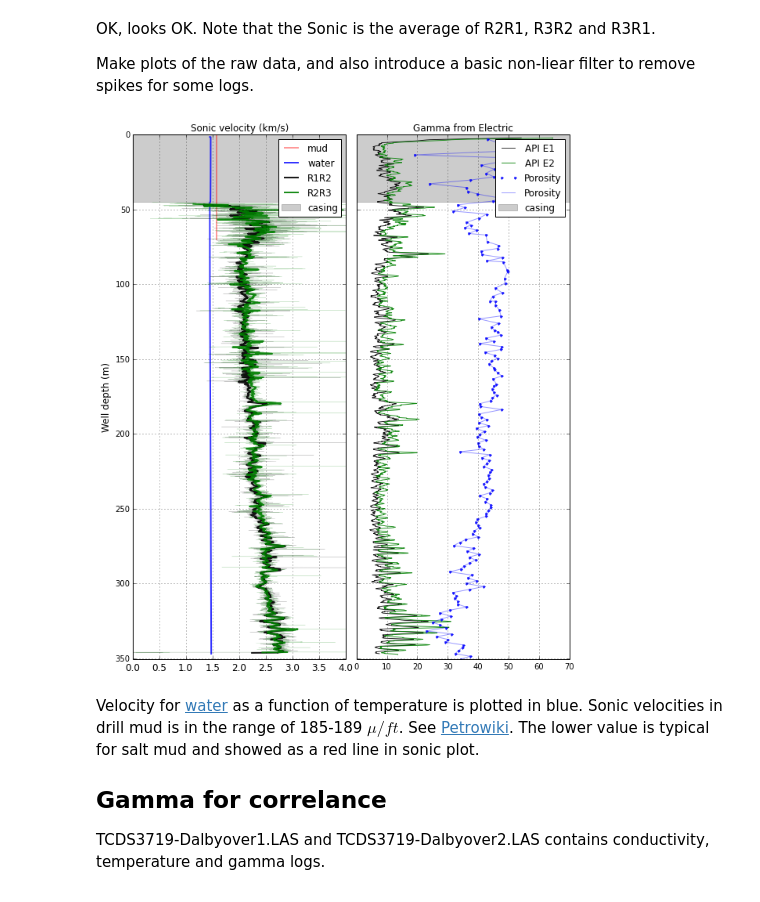
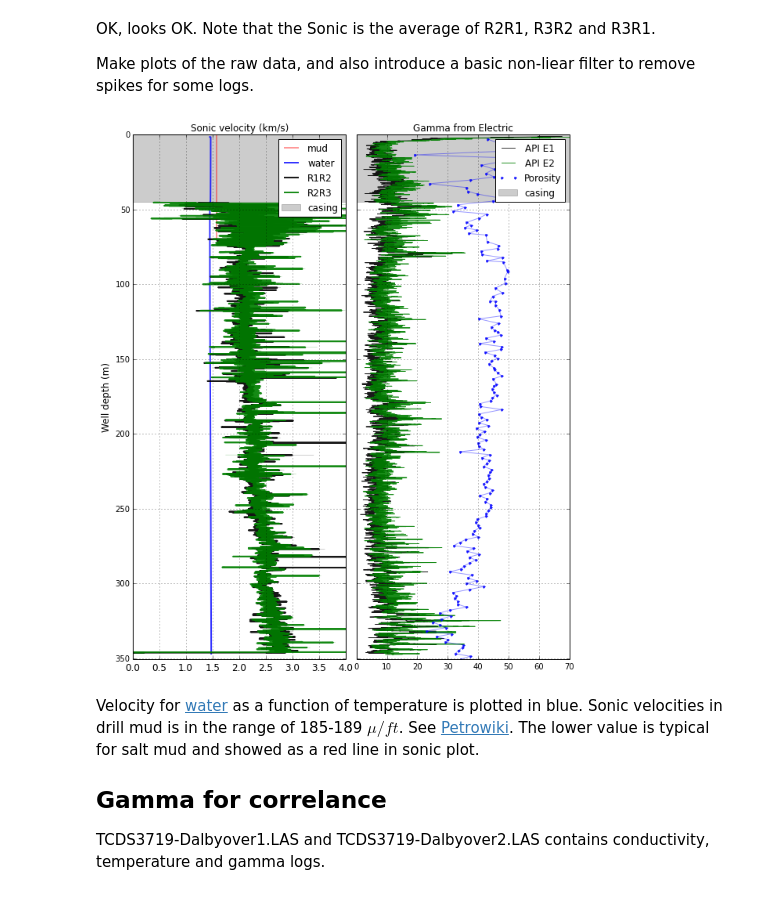
Before and after one commit to TobbeTripitaka/Dalbyover, a Jupyter notebook: Dalbyover sonic log.ipynb, the cells around one changed output. Saved outputs shown, nothing was run; the diff lists cells and outputs as text; code cells hidden in the pictures.

```diff
--- a/Dalbyover sonic log.ipynb
+++ b/Dalbyover sonic log.ipynb
@@ -45,10 +45,10 @@ def read_porper(file_name):
     '''
     in_file = pd.read_csv(file_name,usecols=['Plug', 'Depth','Volume',
                                              'Weight','Porosity','Density (grain)',
-                                            'Density (bulk)'])
+                                            'Density (bulk)', 'Permeability'])
     in_file.rename(columns={'Plug': 'ID', 'Depth': 'DEPTH','Volume': 'VOLUME', 'Weight': 'WEIGHT',
                            'Porosity': 'POROSITY', 'Density (grain)': 'GRAIN',
-                            'Density (bulk)': 'BULK'}, inplace=True)
+                            'Density (bulk)': 'BULK', 'Permeability' : 'PERMEABILITY'}, inplace=True)
     return in_file
 
 # In files
@@ -173,7 +173,7 @@ def smooth_filter(raw,kernel=51):
     '''
     Apply median filter, set window size. Must be odd number.
     '''
-    #return signal.medfilt(raw, kernel_size=kernel)
+    return signal.medfilt(raw, kernel_size=3)
     return pd.rolling_mean(raw, kernel)
 
 # Apply smoothing filter kernel is median window size, must be odd
@@ -211,35 +211,35 @@ well_plot(smooth_filter(C*data['R2R3'],kernel),data['DEPTH']-0.1,
 casing_plot()
 
 plt.setp(ax1.get_xticklabels(), fontsize=12)
 plt.xlim(0, 4)
 plt.grid()
 plt.legend()
 
 # Plot gamma
 ax2 = plt.subplot(122, sharey=ax1)
 plt.title('Gamma from Electric', fontsize = 12)
 well_plot(smooth_filter(data['NGAM_E1'],101), lw=0.9, label='API E1')
 well_plot(smooth_filter(data['NGAM_E2'],101), lw=0.9, color ='green', label='API E2')
 
 plt.xlim(0, 30)
 plt.ylim(max(data['DEPTH']),0)
 plt.setp(ax2.get_yticklabels(), visible=False)
 casing_plot()
 
 # Plot porosity
 mask = np.isfinite(data['POROSITY'])
 plt.plot(data['POROSITY'][mask],data['DEPTH'][mask],'.b', alpha=0.9,label='Porosity')
-plt.plot(data['POROSITY'][mask],data['DEPTH'][mask],'b-', alpha=0.4,label='Porosity')
+plt.plot(data['POROSITY'][mask],data['DEPTH'][mask],'b-', alpha=0.4)
 
 plt.xlim(0, 70)
 plt.ylim(max(data['DEPTH']),0)
 plt.setp(ax2.get_yticklabels(), visible=False)
 plt.grid()
 plt.legend()
 
 plt.show()
 # %% [output]
-[figure, old version]
+[figure, new version]
 # %% [markdown]
 Velocity for [water](http://www.sciencedirect.com/science/article/pii/S030156299800091X) as a function of temperature is plotted in blue.
 Sonic velocities in drill mud is in the range of 185-189 $\mu/ ft$. See [Petrowiki](http://petrowiki.org/Porosity_evaluation_with_acoustic_logging). The lower value is typical for salt mud and showed as a red line in sonic plot.
```
Also changed, not shown: parts of 6 cells of this notebook, 1 other file.
